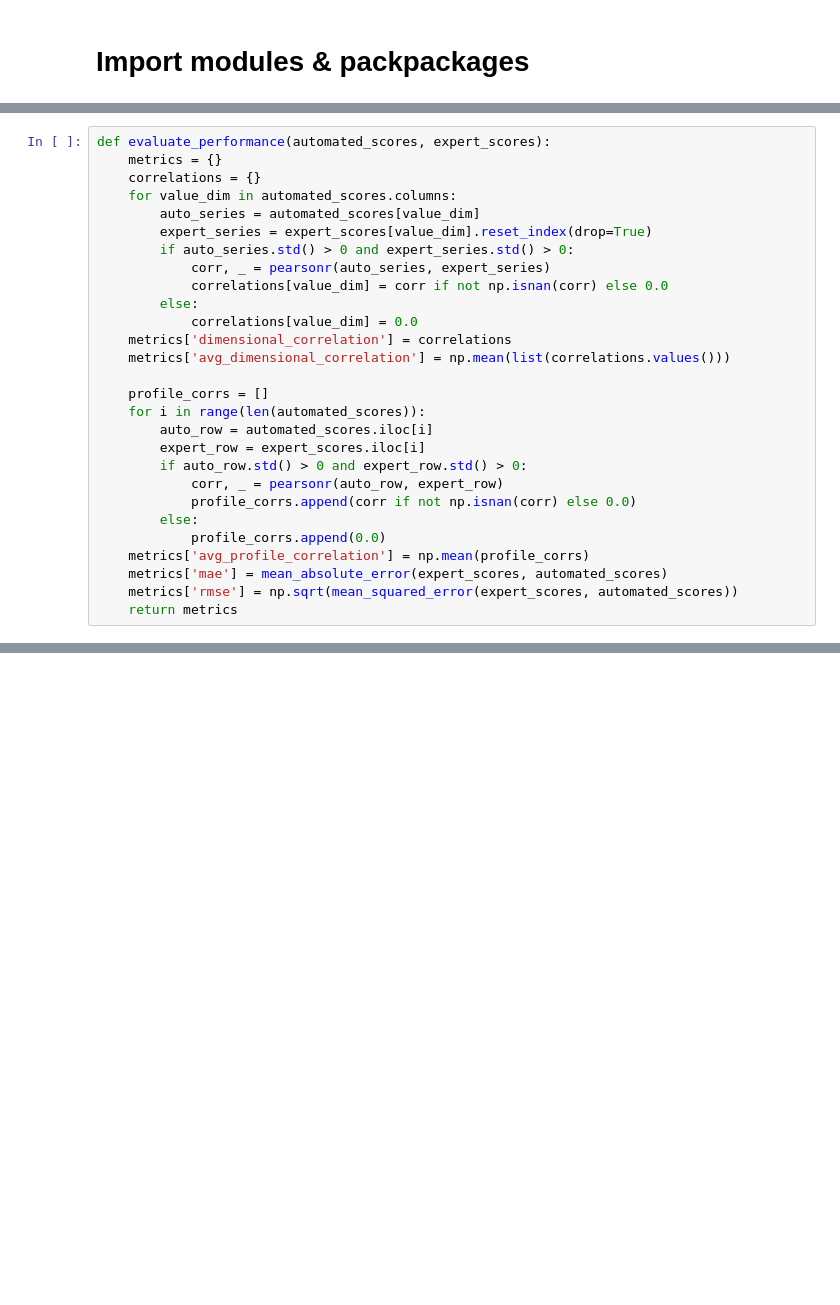
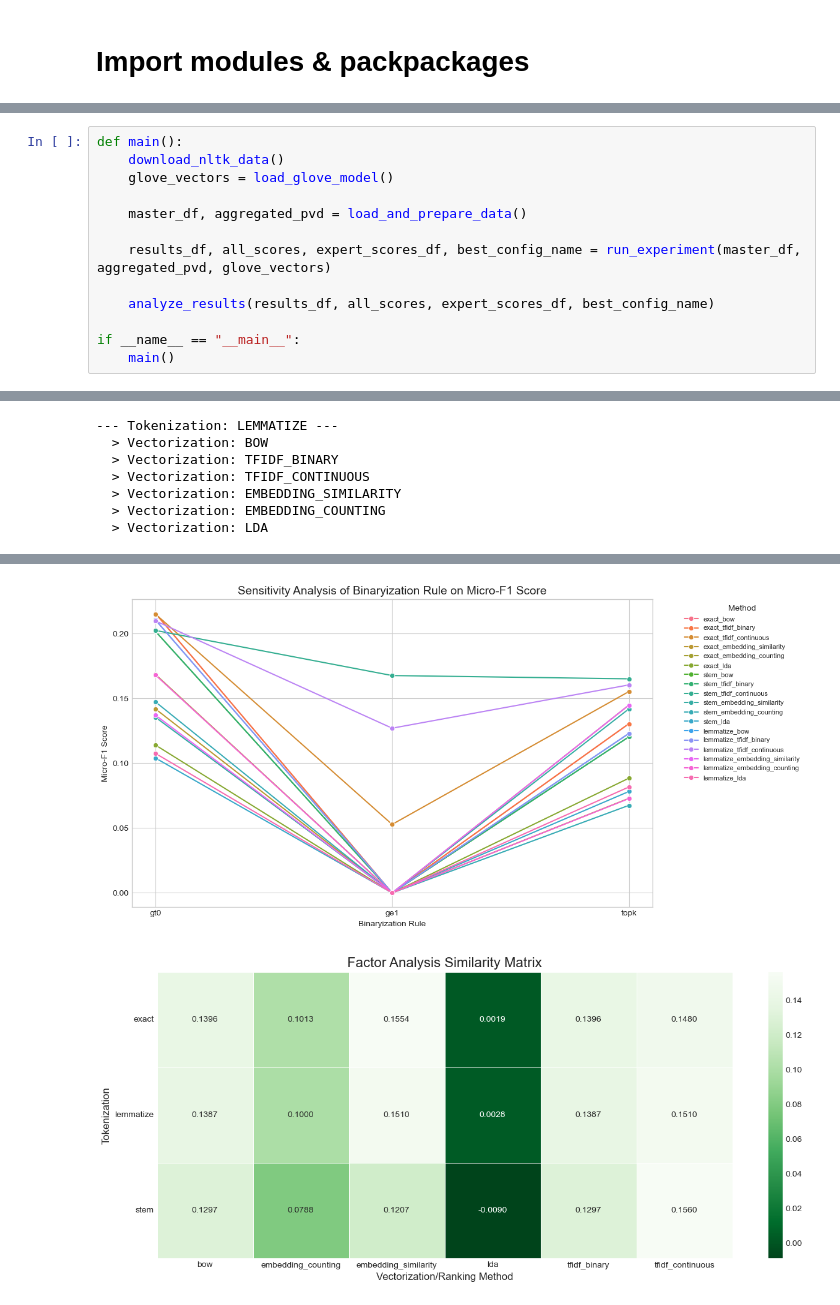
Before and after one commit to mingleyi/Paper-Code, a Jupyter notebook: Experiment.ipynb, the cells around one changed output, grey strips where cells are left out. Drawn from its saved outputs; the diff is of its cells as text; blank space fills up the shorter version.

```diff
--- a/Experiment.ipynb
+++ b/Experiment.ipynb
@@ -298,28 +371,0 @@ def ipsatise_scores(raw_scores_df):
-# %%
-def evaluate_performance(automated_scores, expert_scores):
-    metrics = {}
-    correlations = {}
-    for value_dim in automated_scores.columns:
-        auto_series = automated_scores[value_dim]
-        expert_series = expert_scores[value_dim].reset_index(drop=True)
-        if auto_series.std() > 0 and expert_series.std() > 0:
-            corr, _ = pearsonr(auto_series, expert_series)
-            correlations[value_dim] = corr if not np.isnan(corr) else 0.0
-        else:
-            correlations[value_dim] = 0.0
-    metrics['dimensional_correlation'] = correlations
-    metrics['avg_dimensional_correlation'] = np.mean(list(correlations.values()))
-
-    profile_corrs = []
-    for i in range(len(automated_scores)):
-        auto_row = automated_scores.iloc[i]
-        expert_row = expert_scores.iloc[i]
-        if auto_row.std() > 0 and expert_row.std() > 0:
-            corr, _ = pearsonr(auto_row, expert_row)
-            profile_corrs.append(corr if not np.isnan(corr) else 0.0)
-        else:
-            profile_corrs.append(0.0)
-    metrics['avg_profile_correlation'] = np.mean(profile_corrs)
-    metrics['mae'] = mean_absolute_error(expert_scores, automated_scores)
-    metrics['rmse'] = np.sqrt(mean_squared_error(expert_scores, automated_scores))
-    return metrics
@@ -678,0 +563,14 @@ if best_config_name in all_scores:
+# %%
+def main():
+    download_nltk_data()
+    glove_vectors = load_glove_model()
+
+    master_df, aggregated_pvd = load_and_prepare_data()
+
+    results_df, all_scores, expert_scores_df, best_config_name = run_experiment(master_df, aggregated_pvd, glove_vectors)
+
+    analyze_results(results_df, all_scores, expert_scores_df, best_config_name)
+
+if __name__ == "__main__":
+    main()
+# %% [output]
@@ -678,0 +607,7 @@ if best_config_name in all_scores:
+--- Tokenization: LEMMATIZE ---
+  > Vectorization: BOW
+  > Vectorization: TFIDF_BINARY
+  > Vectorization: TFIDF_CONTINUOUS
+  > Vectorization: EMBEDDING_SIMILARITY
+  > Vectorization: EMBEDDING_COUNTING
+  > Vectorization: LDA
@@ -678,0 +631,2 @@ if best_config_name in all_scores:
+[figure, added]
+[figure, added]
```
Also changed, not shown: parts of 31 cells of this notebook.
